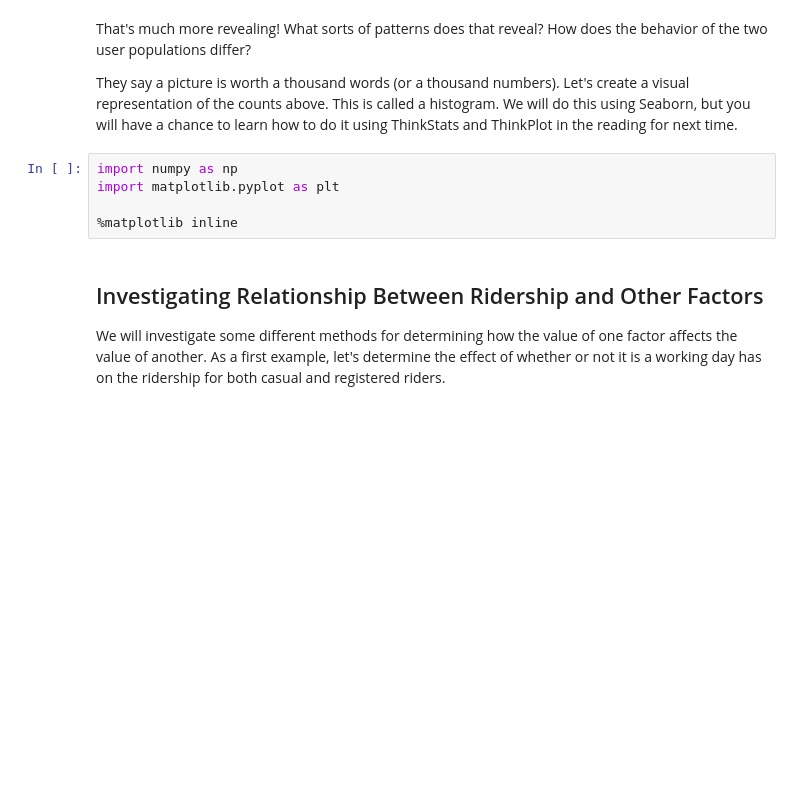
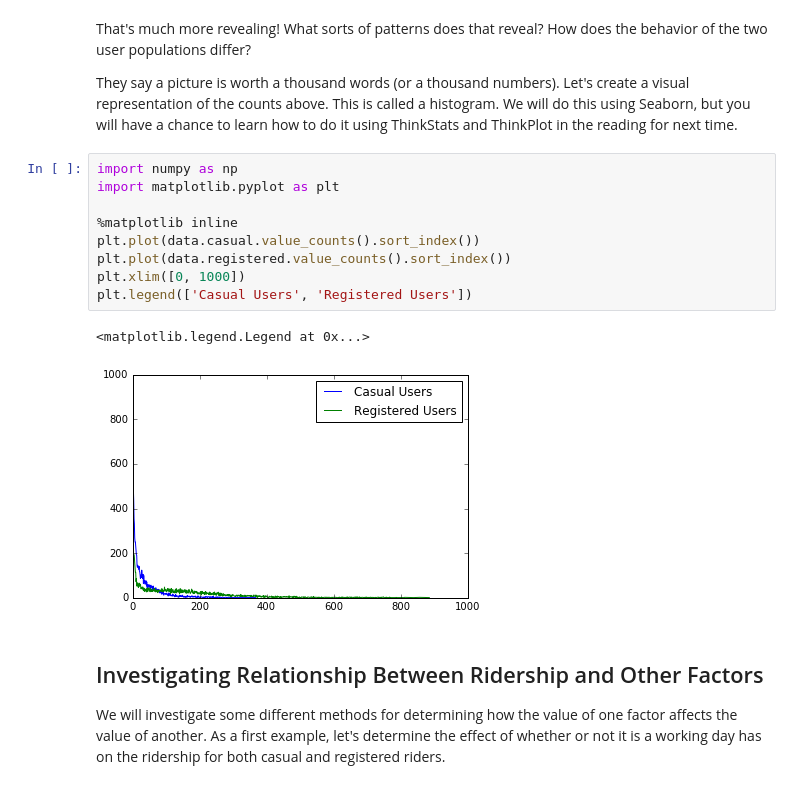
Before and after one commit to paulruvolo/DataScience16, a Jupyter notebook: inclass/day02/Bikeshare Basic Explorations.ipynb, the cells around one changed output. Cells and saved outputs as stored; diff of their text form; blank space fills up the shorter version.

```diff
--- a/inclass/day02/Bikeshare Basic Explorations.ipynb
+++ b/inclass/day02/Bikeshare Basic Explorations.ipynb
@@ -42,8 +121,15 @@ They say a picture is worth a thousand words (or a thousand numbers).  Let's cre
 # %%
 import numpy as np
 import matplotlib.pyplot as plt
 
 %matplotlib inline
+plt.plot(data.casual.value_counts().sort_index())
+plt.plot(data.registered.value_counts().sort_index())
+plt.xlim([0, 1000])
+plt.legend(['Casual Users', 'Registered Users'])
+# %% [output]
+<matplotlib.legend.Legend at 0x...>
+[figure, added]
 # %% [markdown]
 ## Investigating Relationship Between Ridership and Other Factors
 
```
Also changed, not shown: parts of 10 cells of this notebook.
